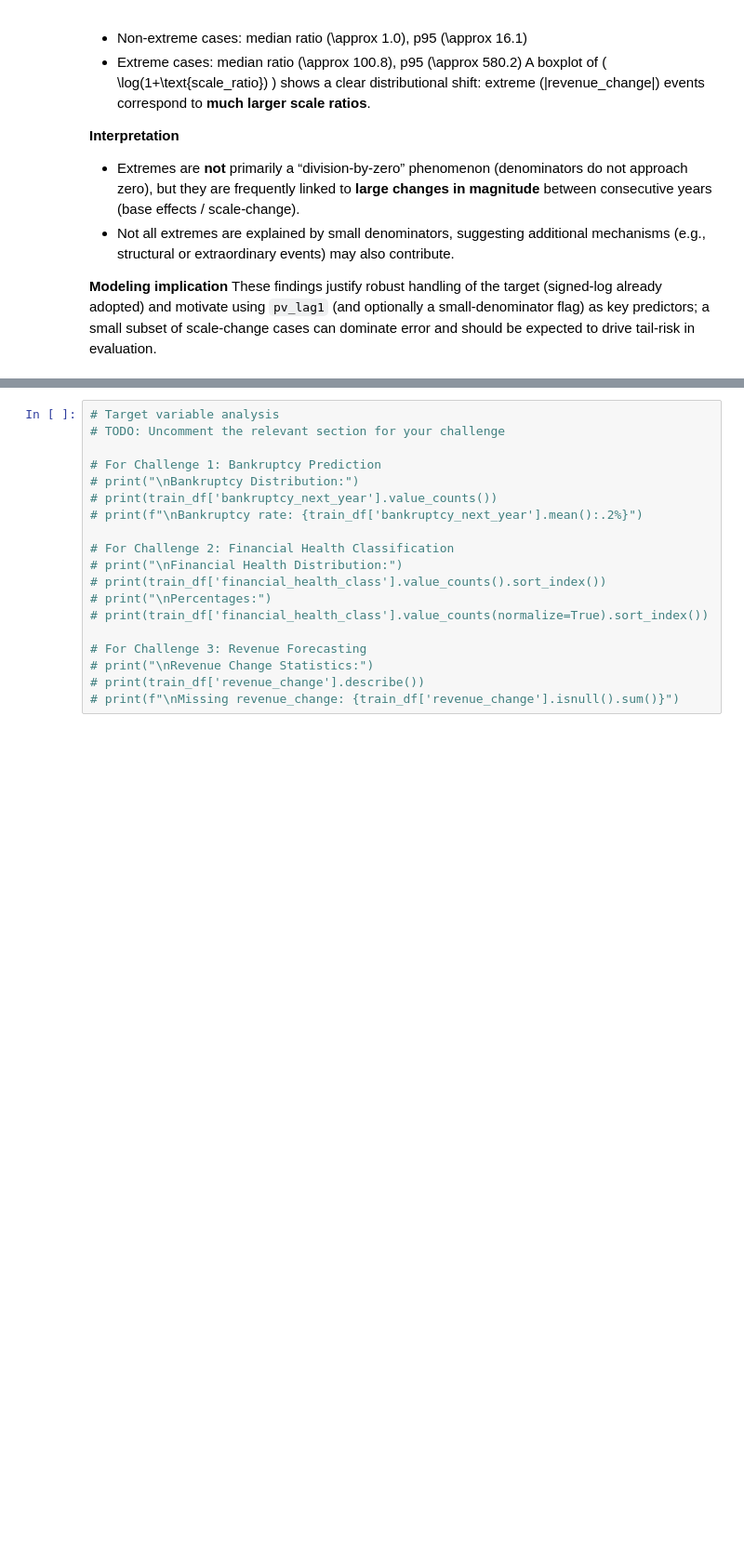
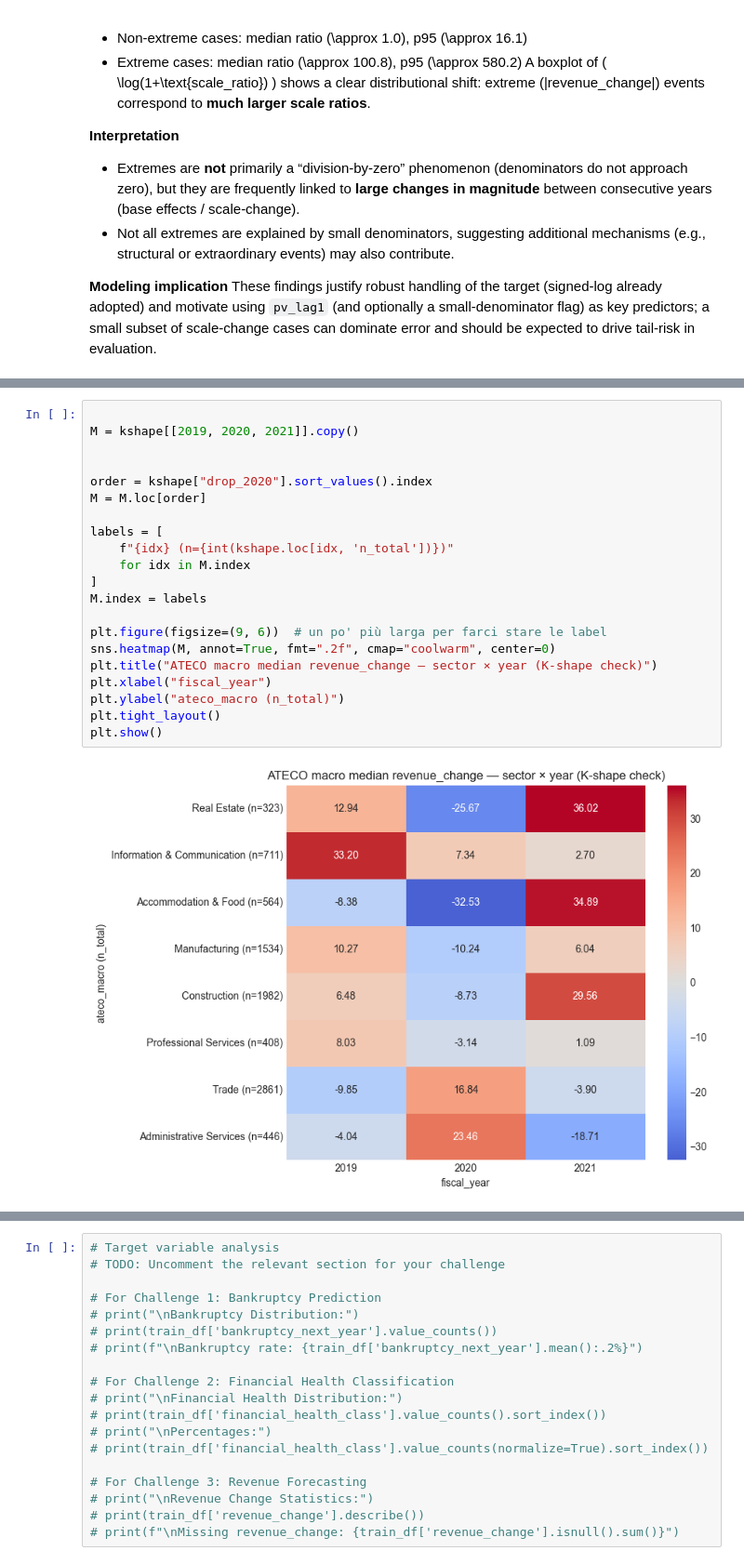
Before and after one commit to MoriondoTommaso/italian-financial-challenge, a Jupyter notebook: notebooks/Final.ipynb, the cells around one changed output, grey strips where cells are left out. Shown at 93% size. Cells and saved outputs as stored; diff of their text form; blank space fills up the shorter version.

```diff
--- a/notebooks/Final.ipynb
+++ b/notebooks/Final.ipynb
@@ -895,0 +1001,23 @@ These findings justify robust handling of the target (signed-log already adopted
+# %%
+
+M = kshape[[2019, 2020, 2021]].copy()
+
+
+order = kshape["drop_2020"].sort_values().index
+M = M.loc[order]
+
+labels = [
+    f"{idx} (n={int(kshape.loc[idx, 'n_total'])})"
+    for idx in M.index
+]
+M.index = labels
+
+plt.figure(figsize=(9, 6))  # un po' più larga per farci stare le label
+sns.heatmap(M, annot=True, fmt=".2f", cmap="coolwarm", center=0)
+plt.title("ATECO macro median revenue_change — sector × year (K-shape check)")
+plt.xlabel("fiscal_year")
+plt.ylabel("ateco_macro (n_total)")
+plt.tight_layout()
+plt.show()
+# %% [output]
+[figure, added]
```
Also changed, not shown: parts of 5 cells of this notebook.
